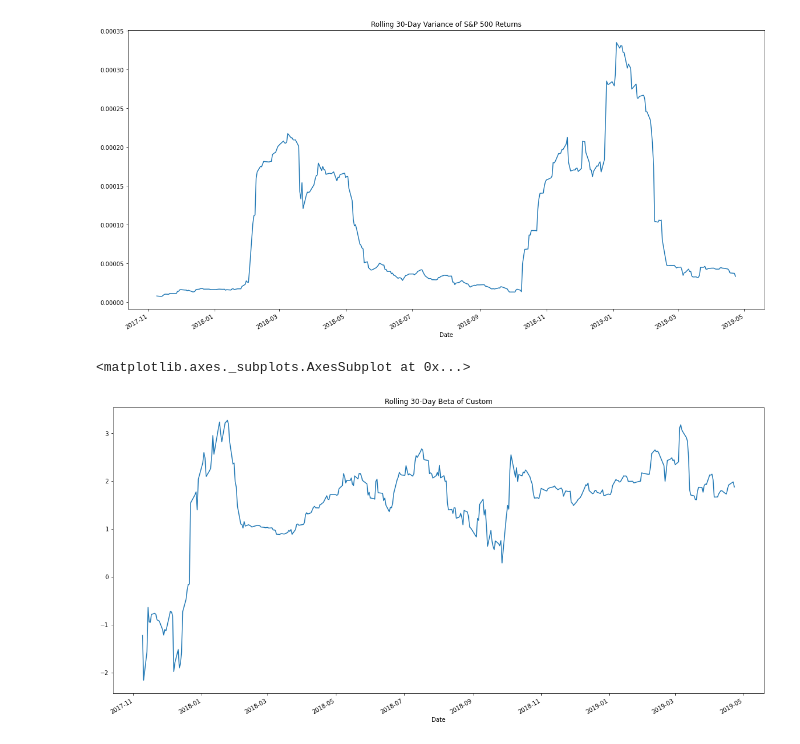
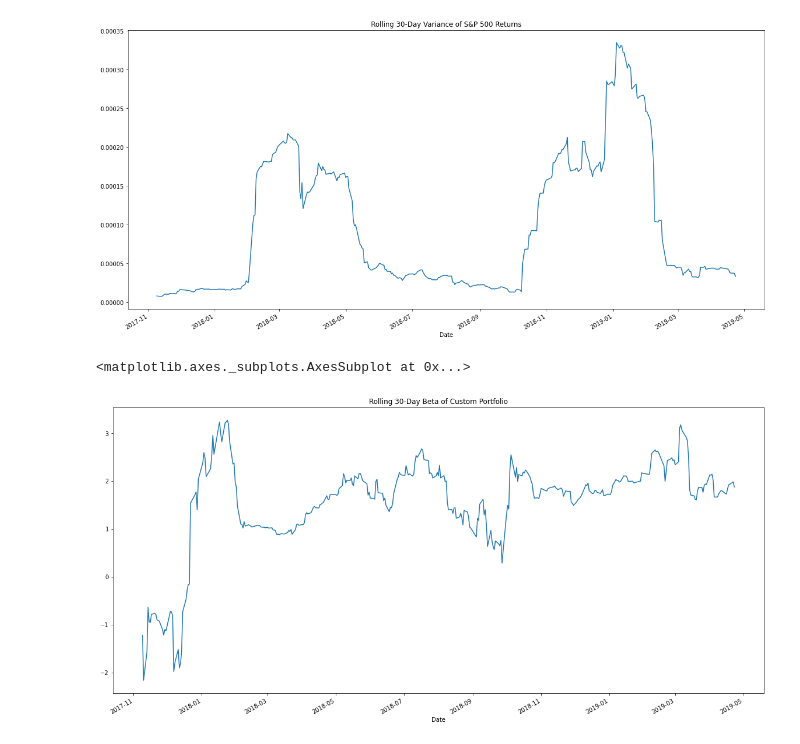
Before and after one commit to dbogatic/jupyter-homework, a Jupyter notebook: whale_analysis.ipynb, the cells around one changed output. Cells and saved outputs as stored; diff of their text form; code cells hidden in the pictures.

```diff
--- a/whale_analysis.ipynb
+++ b/whale_analysis.ipynb
@@ -719,9 +719,9 @@ custom_rolling_variance.plot(figsize=(20, 10), title='Rolling 30-Day Variance of
 # %%
 # Rolling Beta
 
 custom_rolling_beta = custom_rolling_covariance / custom_rolling_variance
-custom_rolling_beta.plot(figsize=(20, 10), title='Rolling 30-Day Beta of Custom')
+custom_rolling_beta.plot(figsize=(20, 10), title='Rolling 30-Day Beta of Custom Portfolio')
 # %% [output]
 <matplotlib.axes._subplots.AxesSubplot at 0x...>
-[figure, old version]
+[figure, new version]
 # %%
```
Also changed, not shown: parts of 3 cells of this notebook.
